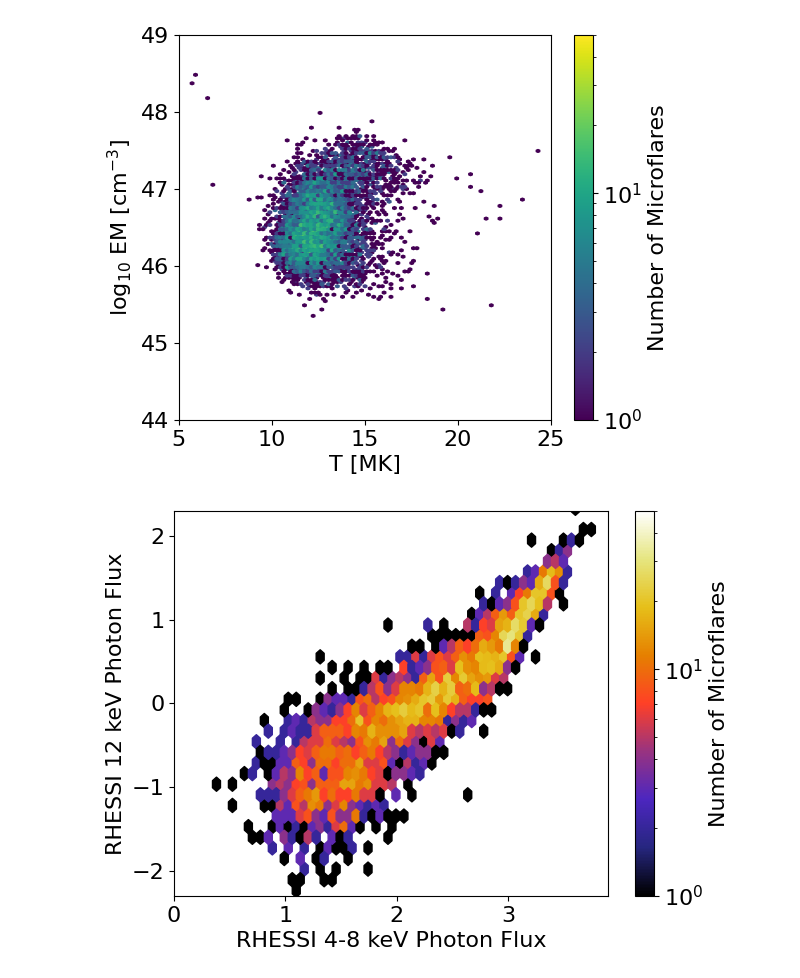
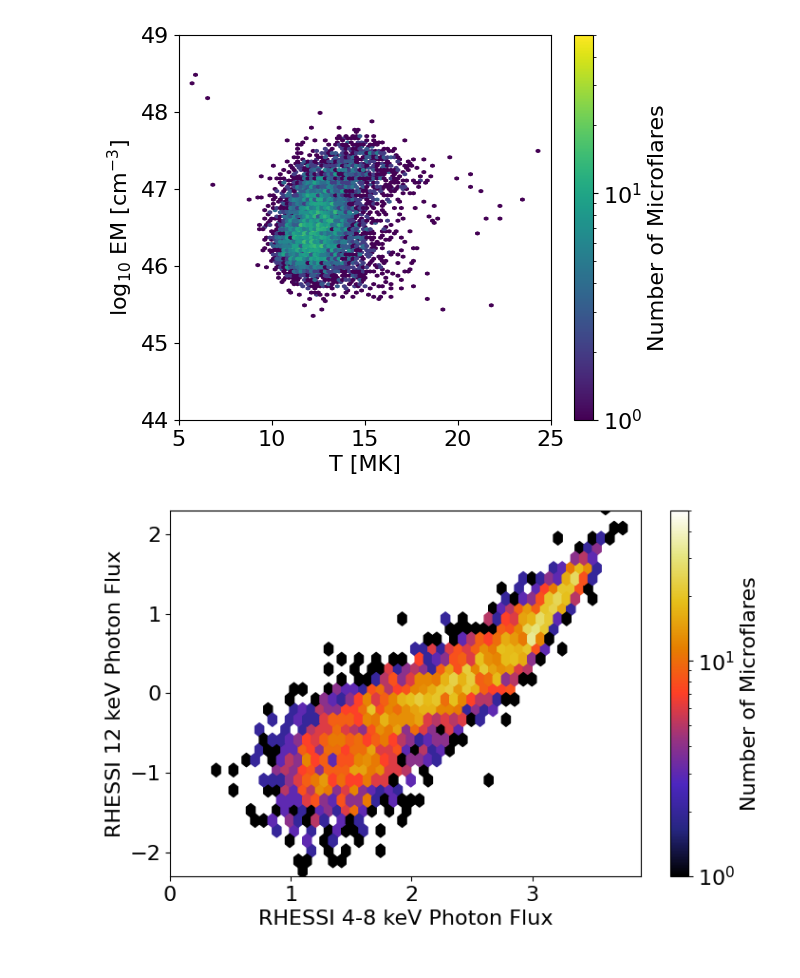
Before and after one commit to ianan/wee_2008, a Jupyter notebook: rhessi_weeflares_results.ipynb, the cells around one changed output. Cells and saved outputs as stored; diff of their text form; code cells hidden in the pictures.

```diff
--- a/rhessi_weeflares_results.ipynb
+++ b/rhessi_weeflares_results.ipynb
@@ -65,16 +65,16 @@ plt.show()
 # %% [output]
 [figure]
 # %%
-#  Like Fig 17 in the paper https://iopscience.iop.org/article/10.1086/529012/fulltext/
+#  Like Fig 17 in Hannah et al. 2008
 
-fig,ax=plt.subplots(figsize=(7,5))
+fig,ax=plt.subplots(figsize=(8,5))
 plt.hexbin(np.log10(ph4_8[idgdnn]),np.log10(ph12[idgdnn]),gridsize=50,cmap='CMRmap',\
           norm=matplotlib.colors.LogNorm(vmin=1, vmax=50))
 ax.set_xlabel('RHESSI 4-8 keV Photon Flux')
 ax.set_ylabel('RHESSI 12 keV Photon Flux')
 ax.set_xlim([0,3.9])
 ax.set_ylim([-2.3,2.3])
 plt.colorbar(label='Number of Microflares')
 plt.show()
 # %% [output]
-[figure, old version]
+[figure, new version]
```
Also changed, not shown: parts of 1 cell of this notebook.
